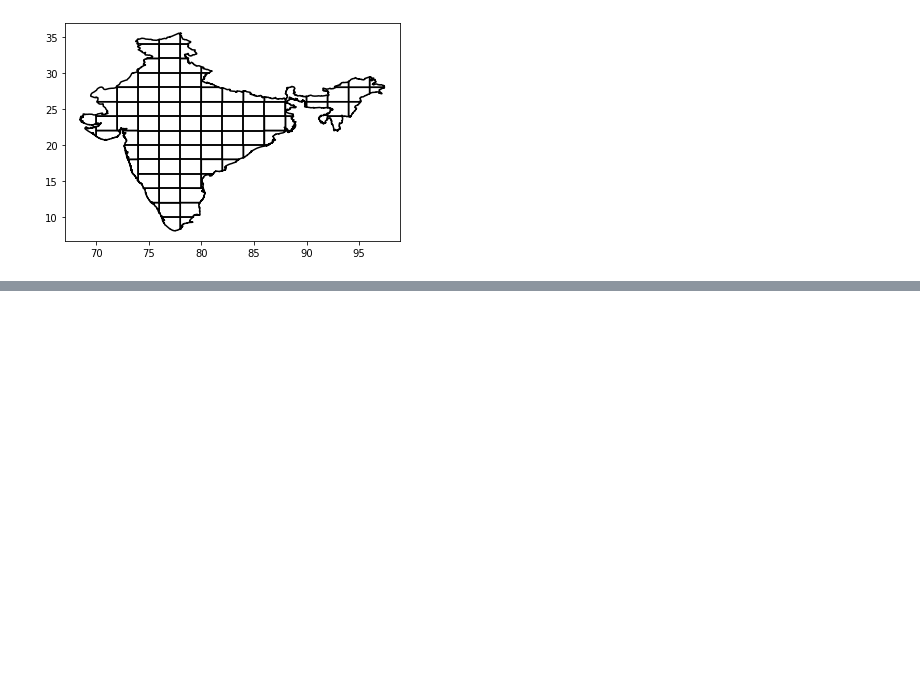
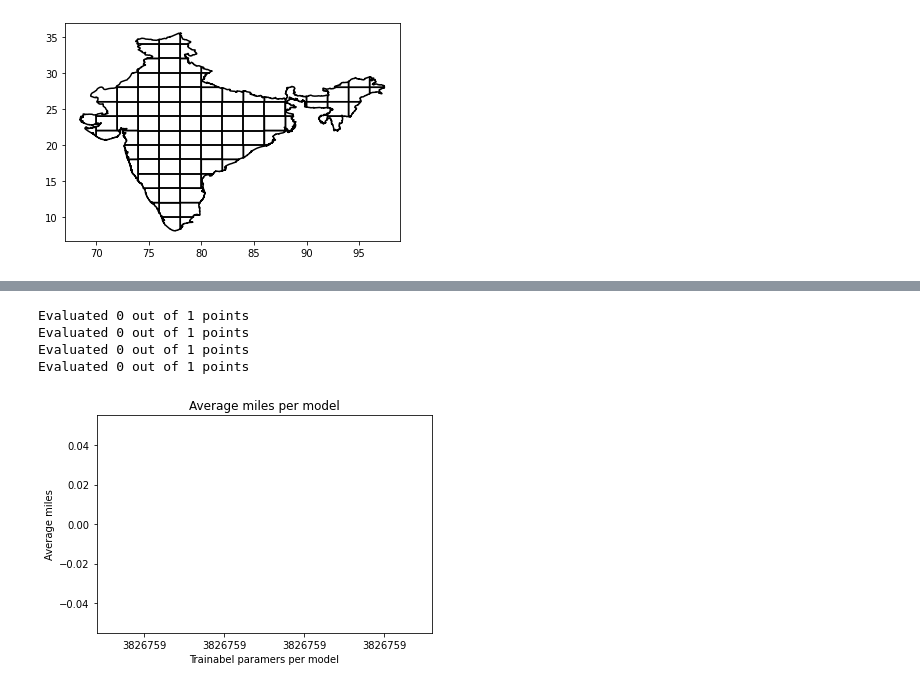
Before and after one commit to light2802/location-guesser, a Jupyter notebook: ML/location_guesser_train_test.ipynb, the cells around one changed output, grey strips where cells are left out. Drawn from its saved outputs; the diff is of its cells as text; code cells hidden in the pictures; blank space fills up the shorter version.

```diff
--- a/ML/location_guesser_train_test.ipynb
+++ b/ML/location_guesser_train_test.ipynb
@@ -89,4 +121,4 @@ geo_model.fit(TF, DATACOMBINED,
 # %%
 # modelName = '/restnet_5.738_19.h5'
-model_name = '/nonrestNet_5.744_12.h5'
+model_name = '/model_5.916_1.h5'
 geo_model = geoLSTM.Geoguessr.load(MODELDIR + model_name)
@@ -96,0 +153,4 @@ geo_model.evaluate(TESF, DATACOMBINED, indPolyGrid)
+# %%
+models = []
+for i in os.listdir(MODELDIR):
+    models.append(geoLSTM.Geoguessr.load(MODELDIR + '/' +i))
@@ -96,0 +175,20 @@ geo_model.evaluate(TESF, DATACOMBINED, indPolyGrid)
+# %%
+trainableParams = []
+avgDistanceError = []
+for gm in models:
+    trainableParams.append(sum([tf.keras.backend.count_params(i) for i in gm.model.trainable_weights]))
+    avgDistanceError.append(gm.evaluate(TESF, DATACOMBINED, indPolyGrid))
+# %% [output]
+Evaluated 0 out of 1 points
+Evaluated 0 out of 1 points
+Evaluated 0 out of 1 points
+Evaluated 0 out of 1 points
+# %%
+plt.bar(np.arange(len(trainableParams)), height=avgDistanceError)
+plt.xticks(np.arange(len(trainableParams)), trainableParams)
+plt.xlabel("Trainabel paramers per model")
+plt.ylabel("Average miles")
+plt.title("Average miles per model")
+plt.show()
+# %% [output]
+[figure, added]
```
Also changed, not shown: parts of 9 cells of this notebook, 56 other files.
